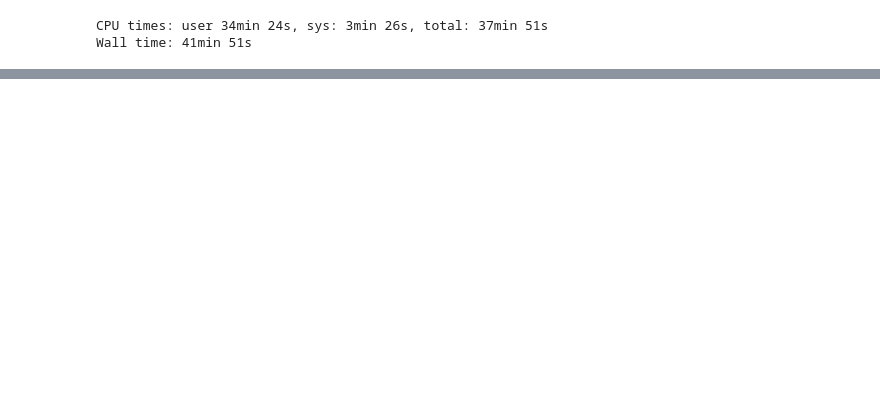
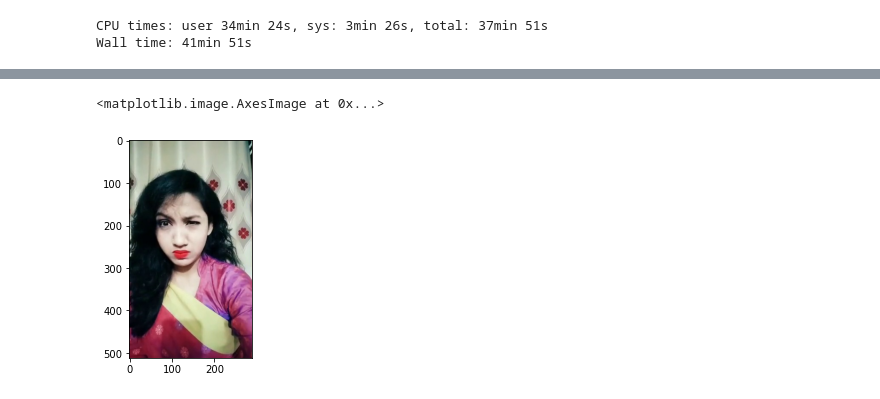
Before and after one commit to callanhoskins/emoji-gan, a Jupyter notebook: image_preprocess.ipynb, the cells around one changed output, grey strips where cells are left out. Cells and saved outputs as stored; diff of their text form; code cells hidden in the pictures; blank space fills up the shorter version.

```diff
--- a/image_preprocess.ipynb
+++ b/image_preprocess.ipynb
@@ -95,0 +109,14 @@ Wall time: 41min 51s
+# %%
+# Returns the proportion of an image's height to its width
+def dimension_prop(img):
+    height, width, n_channels = img.shape
+    return height / width
+# %%
+# Returns original image if original image is tall, otherwise cuts it in half widthwise
+def tall_image(img):
+    img_prop = dimension_prop(img)
+    if img_prop < 1.25: # arbitrary boundary, we can try other stuff too
+        width = img.shape[1] // 2
+        return img[:, :width, :]
+    else:
+        return img
@@ -95,0 +129,6 @@ Wall time: 41min 51s
+# %%
+sketch_image_tall = tall_image(cv2.imread(sketch_image_file))[...,::-1]
+plt.imshow(sketch_image_tall)
+# %% [output]
+<matplotlib.image.AxesImage at 0x...>
+[figure, added]
```
Also changed, not shown: parts of 12 cells of this notebook, 1 other file.
